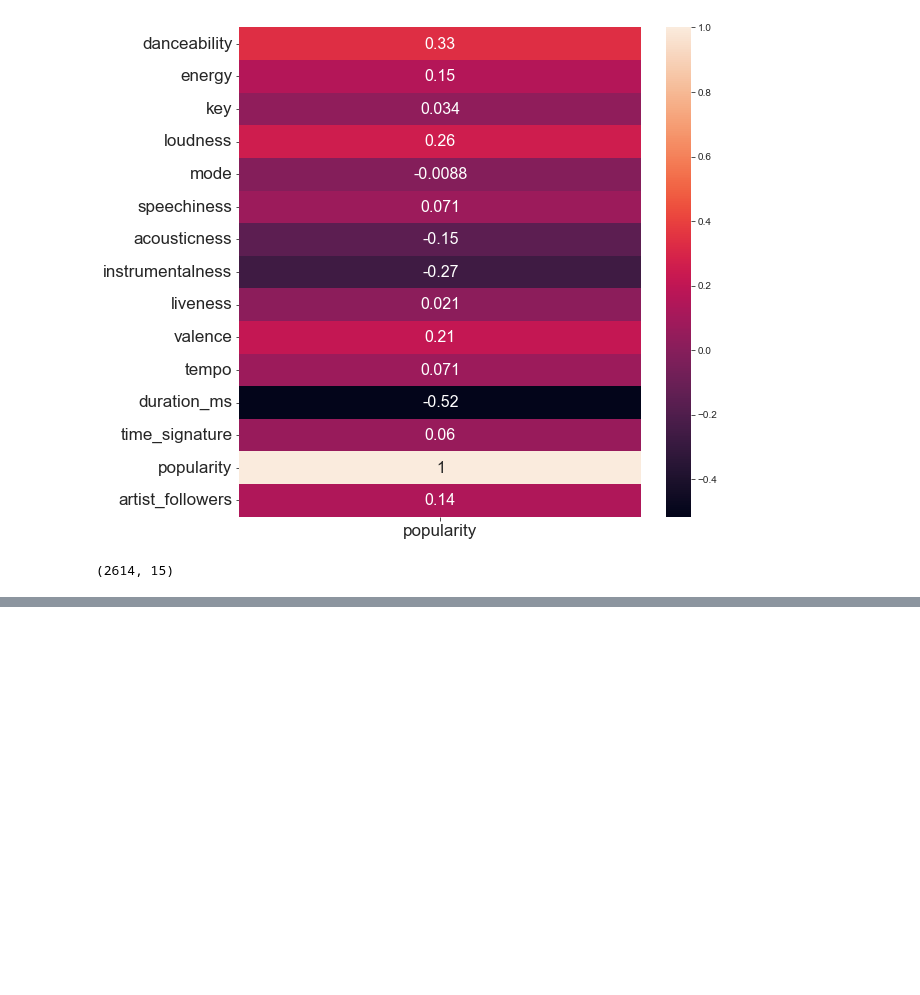
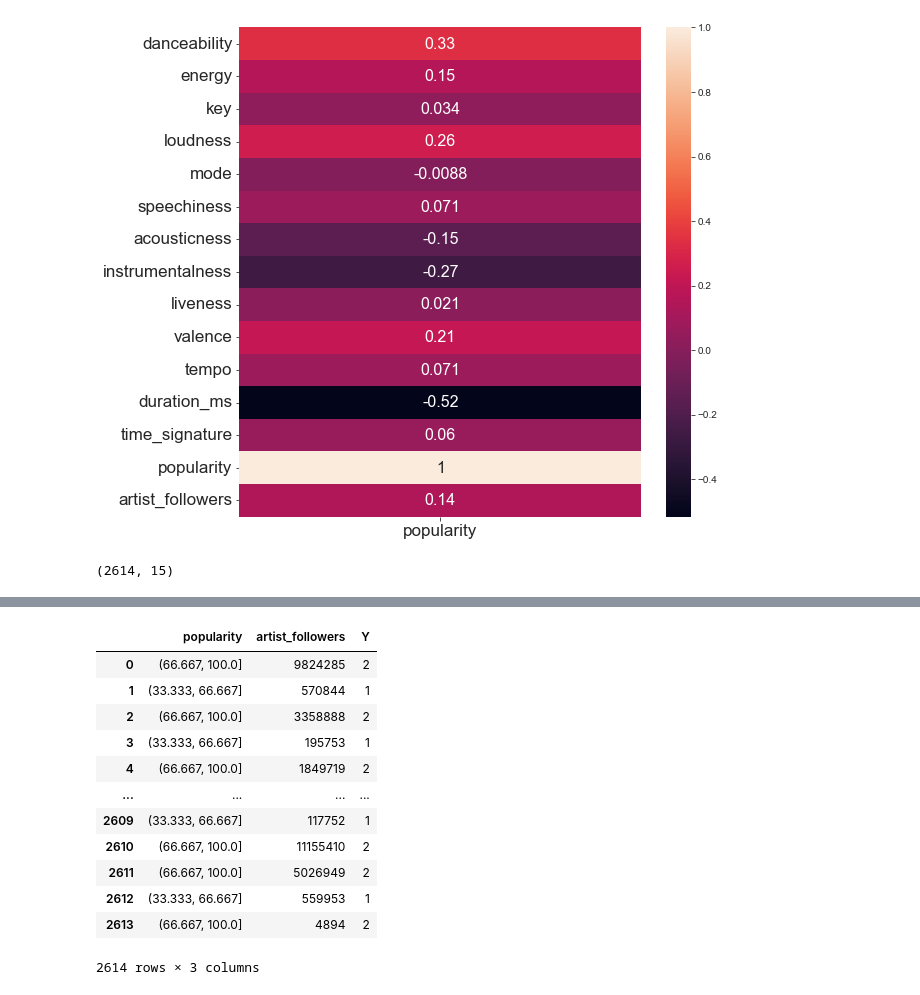
Before and after one commit to Benjamin-Barda/spotyCARLO, a Jupyter notebook: PacosPart.ipynb, the cells around one changed output, grey strips where cells are left out. Saved outputs shown, nothing was run; the diff lists cells and outputs as text; code cells hidden in the pictures; blank space fills up the shorter version.

```diff
--- a/PacosPart.ipynb
+++ b/PacosPart.ipynb
@@ -185,0 +207,26 @@ TypeError: 'float' object is not subscriptable
+# %%
+from sklearn.model_selection import train_test_split
+
+data = mergeDF.copy()
+data = data.sample(frac=1).reset_index(drop=True)
+data['popularity'] = pd.cut(data.popularity,bins=3)
+data.popularity = pd.Categorical(data.popularity)
+data['Y'] = data.popularity.cat.codes
+X = data.drop(['Y','popularity'],axis=1)
+y = data.Y
+x_train, x_test, y_train, y_test = train_test_split(X, y,  train_size=.78)
+data.iloc[:,-3:]
+# %% [output]
+|  | popularity | artist_followers | Y |
+| 0 | (66.667, 100.0] | 9824285 | 2 |
+| 1 | (33.333, 66.667] | 570844 | 1 |
+| 2 | (66.667, 100.0] | 3358888 | 2 |
+| 3 | (33.333, 66.667] | 195753 | 1 |
+| 4 | (66.667, 100.0] | 1849719 | 2 |
+| ... | ... | ... | ... |
+| 2609 | (33.333, 66.667] | 117752 | 1 |
+| 2610 | (66.667, 100.0] | 11155410 | 2 |
+| 2611 | (66.667, 100.0] | 5026949 | 2 |
+| 2612 | (33.333, 66.667] | 559953 | 1 |
+| 2613 | (66.667, 100.0] | 4894 | 2 |
+2614 rows × 3 columns
```
Also changed, not shown: parts of 13 cells of this notebook, 3 other files.
